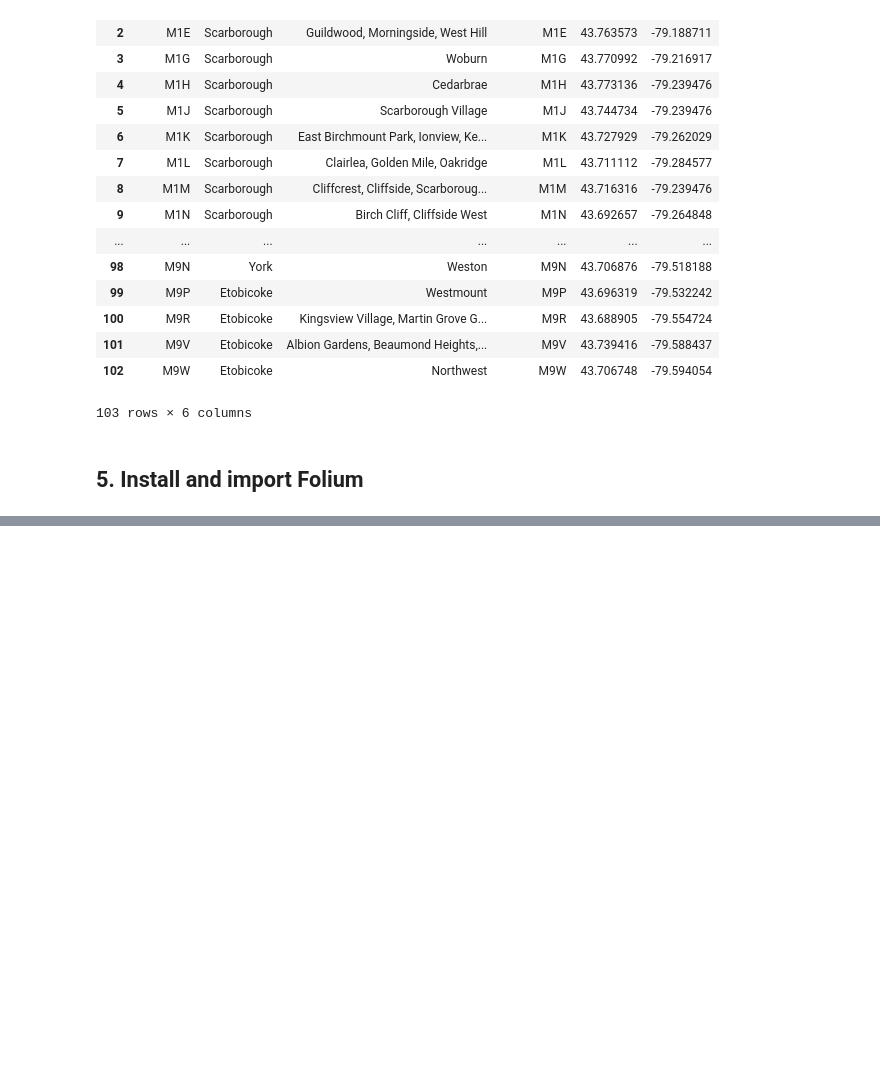
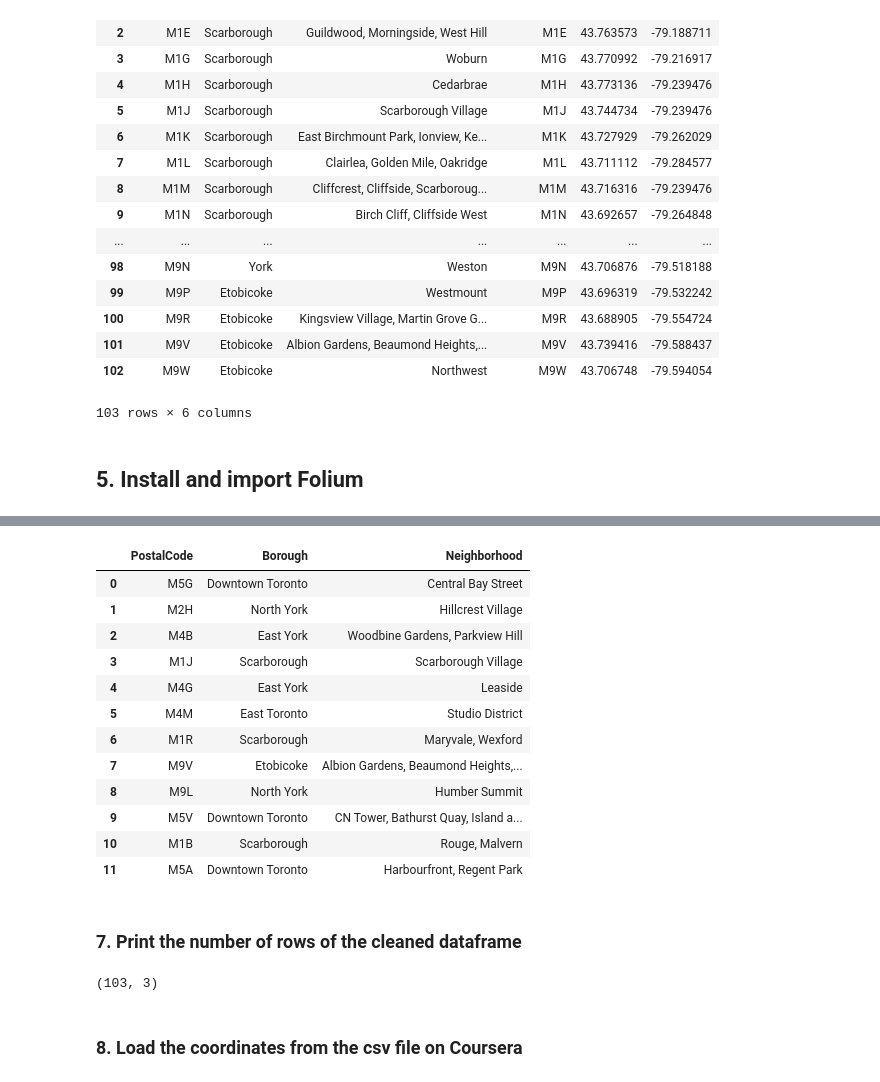
Before and after one commit to saracw/Coursera---IBM-Capstone-Final, a Jupyter notebook: Week3.2.ipynb, the cells around one changed output, grey strips where cells are left out. Cells and saved outputs as stored; diff of their text form; code cells hidden in the pictures; blank space fills up the shorter version.

```diff
--- a/Week3.2.ipynb
+++ b/Week3.2.ipynb
@@ -172,0 +189,15 @@ FileNotFoundError: File b'Geospatial_Coordinates.csv' does not exist
+# %%
+# append the data into the respective lists
+for row in soup.find('table').find_all('tr'):
+    cells = row.find_all('td')
+    if(len(cells) > 0):
+        postalCodeList.append(cells[0].text)
+        boroughList.append(cells[1].text)
+        neighborhoodList.append(cells[2].text.rstrip('\n')) # avoid new lines in neighborhood cell
+# %%
+# create a new DataFrame from the three lists
+toronto_df = pd.DataFrame({"PostalCode": postalCodeList,
+                           "Borough": boroughList,
+                           "Neighborhood": neighborhoodList})
+
+toronto_df.head()
@@ -172,0 +211,4 @@ FileNotFoundError: File b'Geospatial_Coordinates.csv' does not exist
+# %%
+# drop cells with a borough that is Not assigned
+toronto_df_dropna = toronto_df[toronto_df.Borough != "Not assigned"].reset_index(drop=True)
+toronto_df_dropna.head()
@@ -172,0 +247,34 @@ FileNotFoundError: File b'Geospatial_Coordinates.csv' does not exist
+# %%
+# create a new test dataframe
+column_names = ["PostalCode", "Borough", "Neighborhood"]
+test_df = pd.DataFrame(columns=column_names)
+
+test_list = ["M5G", "M2H", "M4B", "M1J", "M4G", "M4M", "M1R", "M9V", "M9L", "M5V", "M1B", "M5A"]
+
+for postcode in test_list:
+    test_df = test_df.append(toronto_df_grouped[toronto_df_grouped["PostalCode"]==postcode], ignore_index=True)
+
+test_df
+# %% [output]
+|  | PostalCode | Borough | Neighborhood |
+| 0 | M5G | Downtown Toronto | Central Bay Street |
+| 1 | M2H | North York | Hillcrest Village |
+| 2 | M4B | East York | Woodbine Gardens, Parkview Hill |
+| 3 | M1J | Scarborough | Scarborough Village |
+| 4 | M4G | East York | Leaside |
+| 5 | M4M | East Toronto | Studio District |
+| 6 | M1R | Scarborough | Maryvale, Wexford |
+| 7 | M9V | Etobicoke | Albion Gardens, Beaumond Heights,... |
+| 8 | M9L | North York | Humber Summit |
+| 9 | M5V | Downtown Toronto | CN Tower, Bathurst Quay, Island a... |
+| 10 | M1B | Scarborough | Rouge, Malvern |
+| 11 | M5A | Downtown Toronto | Harbourfront, Regent Park |
+# %% [markdown]
+### 7. Print the number of rows of the cleaned dataframe
+# %%
+# print the number of rows of the cleaned dataframe
+toronto_df_grouped.shape
+# %% [output]
+(103, 3)
+# %% [markdown]
+### 8. Load the coordinates from the csv file on Coursera
```
Also changed, not shown: parts of 17 cells of this notebook.
